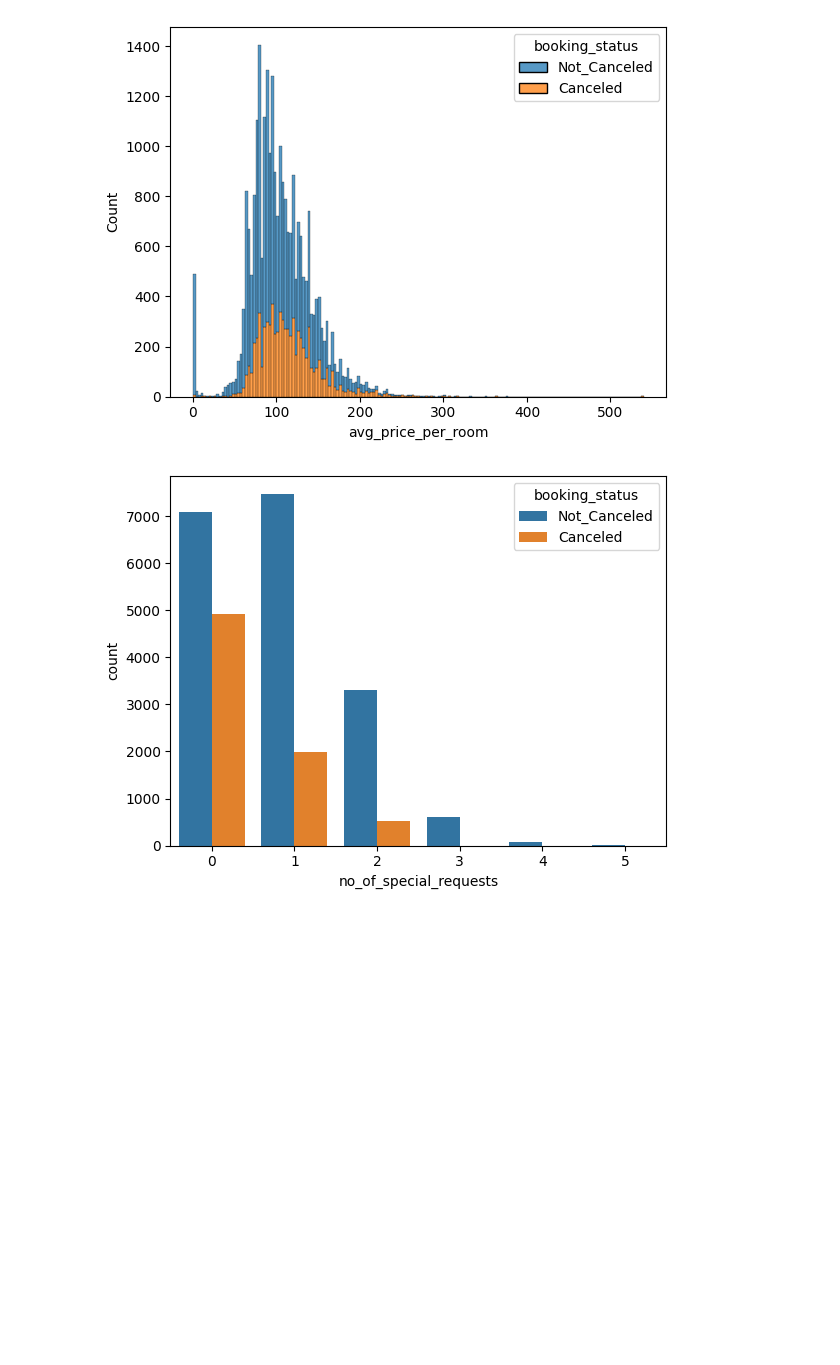
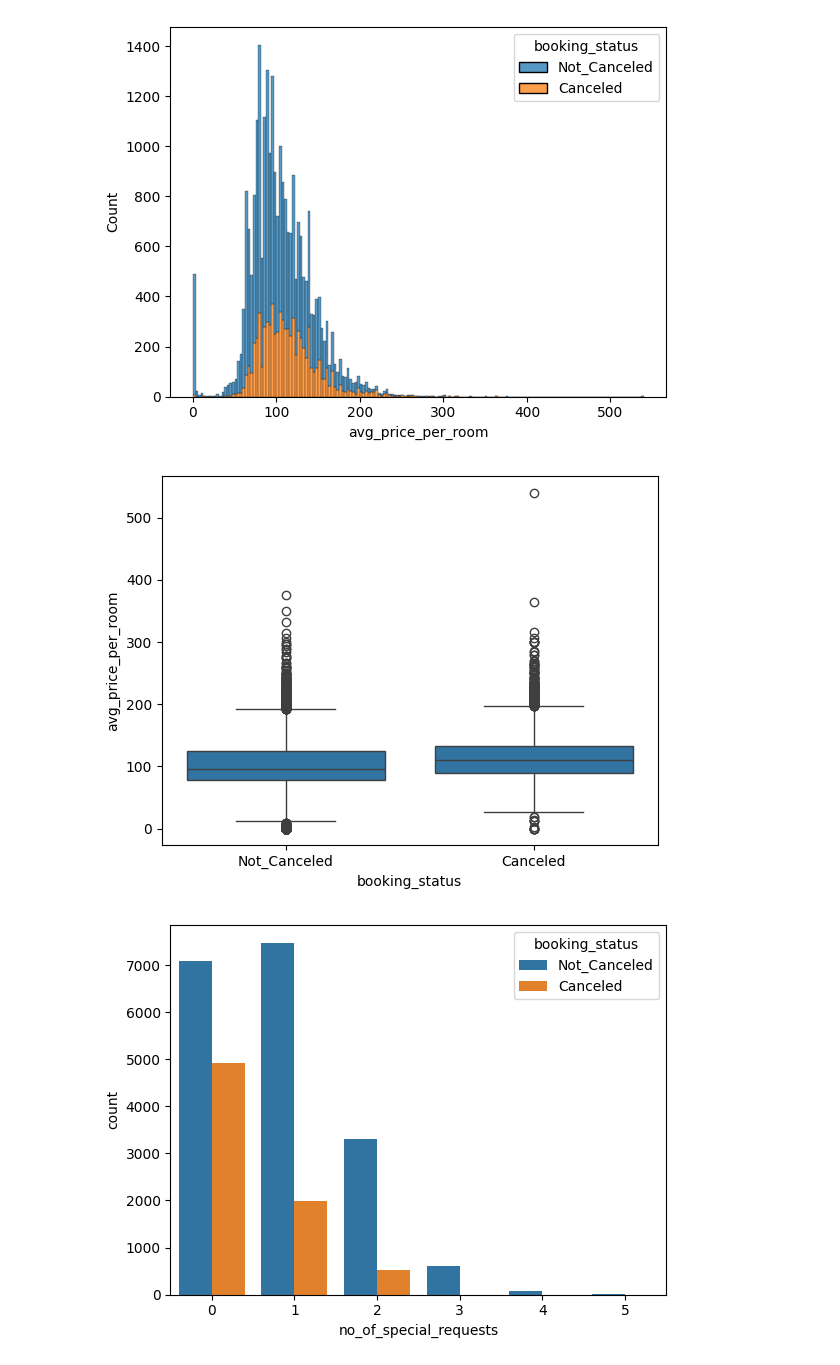
Before and after one commit to umilic16/ML_3, a Jupyter notebook: main.ipynb, the cells around one changed output. Drawn from its saved outputs; the diff is of its cells as text; code cells hidden in the pictures; blank space fills up the shorter version.

```diff
--- a/main.ipynb
+++ b/main.ipynb
@@ -317,4 +251,9 @@ sns.histplot(
 plt.show()
 # %% [output]
 [figure]
+# %%
+sns.boxplot(x="booking_status", y="avg_price_per_room", data=df)
+plt.show()
+# %% [output]
+[figure, added]
 # %%
```
Also changed, not shown: parts of 60 cells of this notebook.
